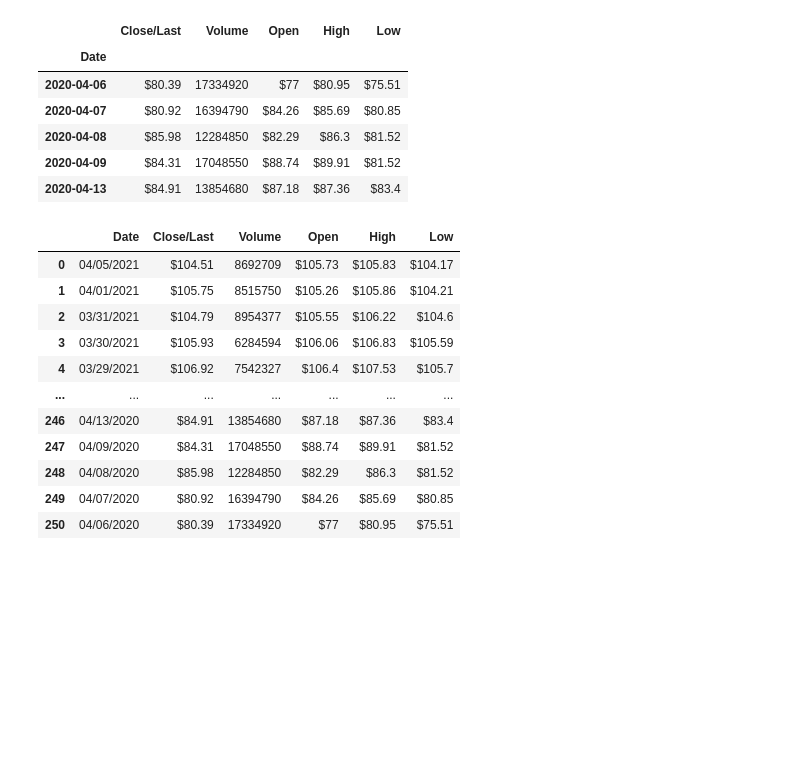
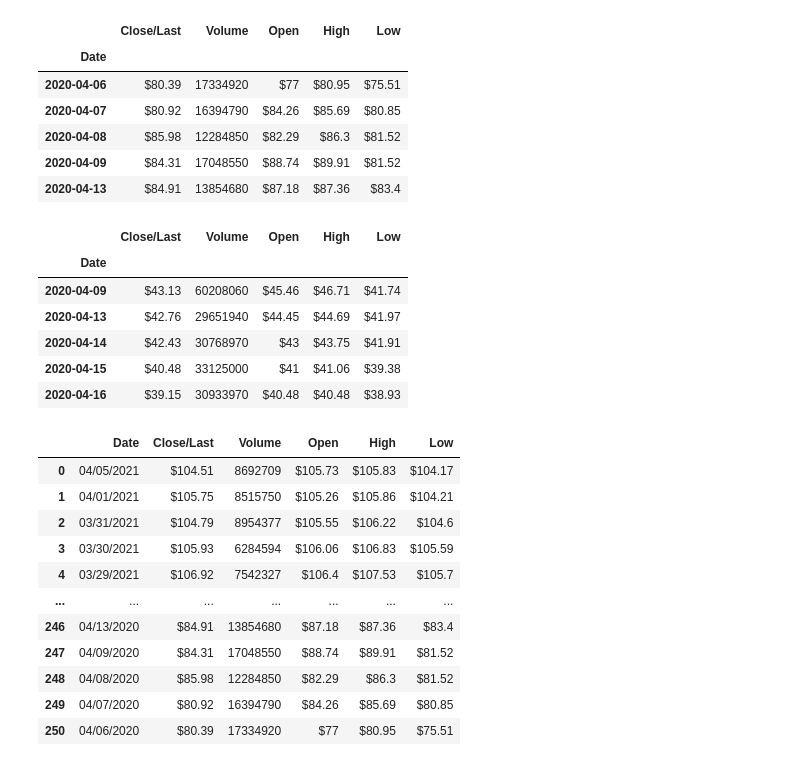
Before and after one commit to Billieo/Pandas, a Jupyter notebook: Panda_Homework.ipynb, the cells around one changed output. Saved outputs shown, nothing was run; the diff lists cells and outputs as text; code cells hidden in the pictures; blank space fills up the shorter version.

```diff
--- a/Panda_Homework.ipynb
+++ b/Panda_Homework.ipynb
@@ -453,8 +464,17 @@ cvx_data.head()
 # %%
 # Reading data from 3rd stock
 xom_data = Path("./data/xom_historical.csv")
 xom_data = pd.read_csv(xom_data, index_col="Date", infer_datetime_format=True, parse_dates=True)
 xom_data.sort_index(inplace=True)
+xom_data.head()
+# %% [output]
+|  | Close/Last | Volume | Open | High | Low |
+| Date |  |  |  |  |  |
+| 2020-04-09 | $43.13 | 60208060 | $45.46 | $46.71 | $41.74 |
+| 2020-04-13 | $42.76 | 29651940 | $44.45 | $44.69 | $41.97 |
+| 2020-04-14 | $42.43 | 30768970 | $43 | $43.75 | $41.91 |
+| 2020-04-15 | $40.48 | 33125000 | $41 | $41.06 | $39.38 |
+| 2020-04-16 | $39.15 | 30933970 | $40.48 | $40.48 | $38.93 |
 # %%
 # Combine all stocks in a single DataFrame
 os.listdir("./data")
```
Also changed, not shown: parts of 16 cells of this notebook.
